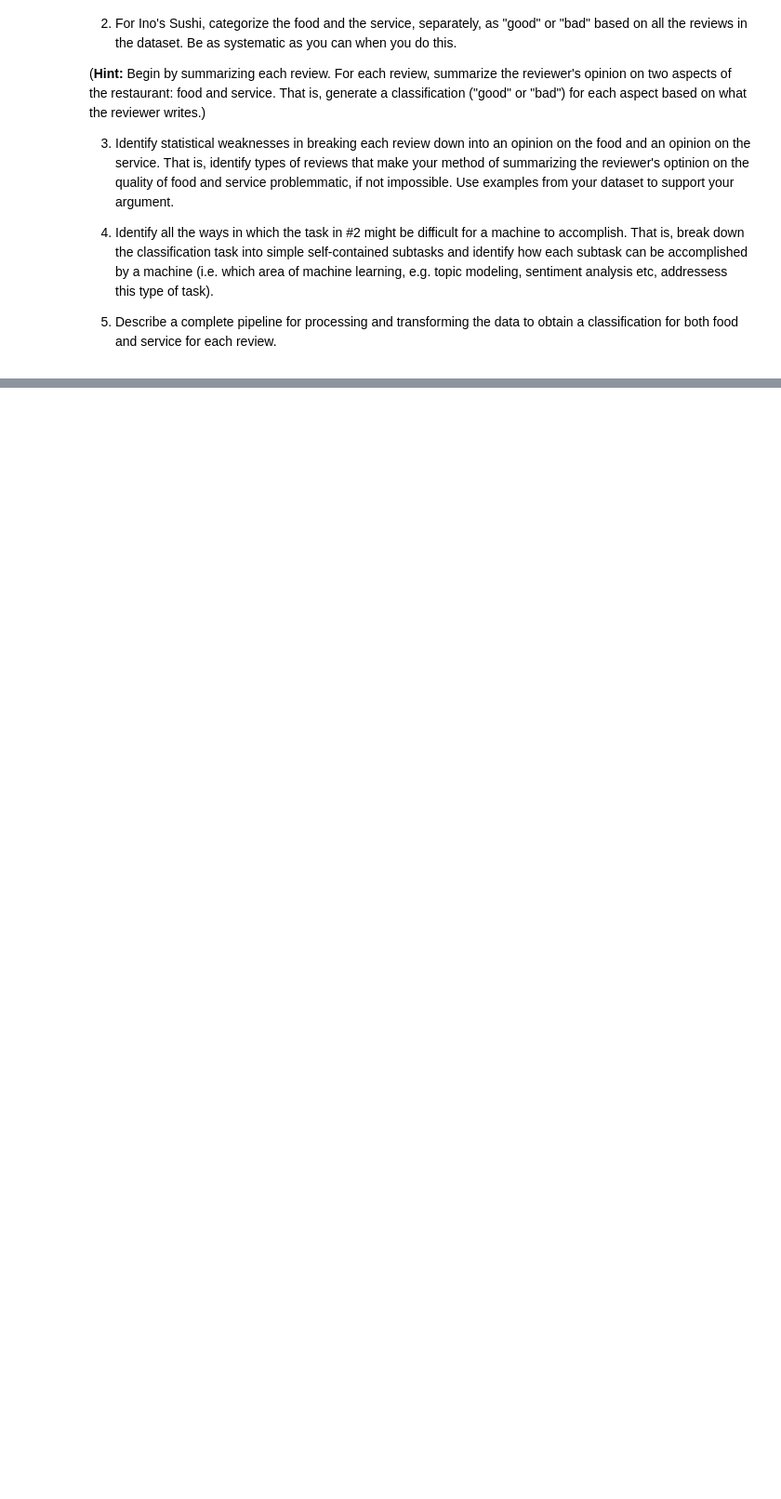
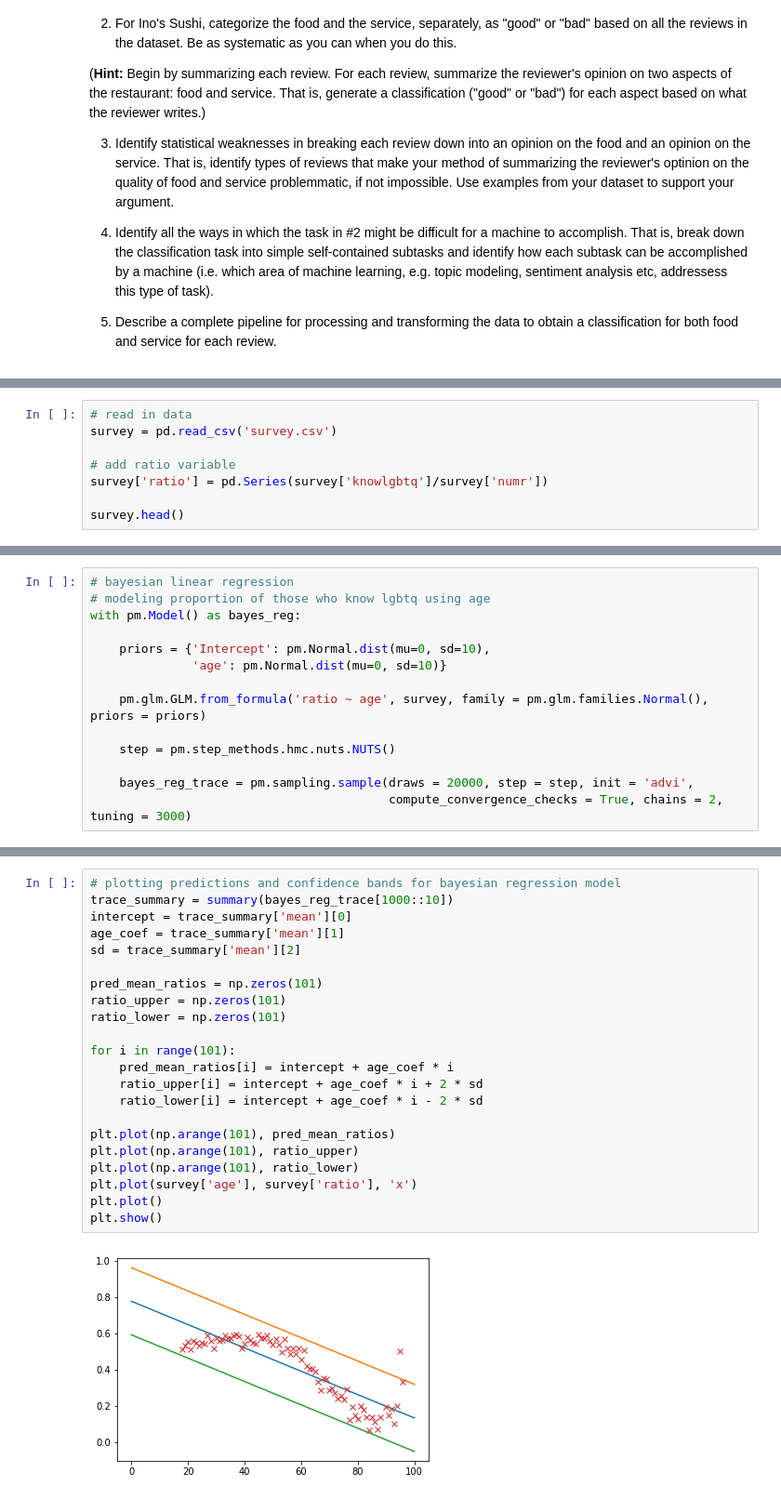
Before and after one commit to chase130101/2018spring, a Jupyter notebook: homework/HW8/Hase_Christopher_AM207_HW8.ipynb, the cells around one changed output, grey strips where cells are left out. Shown at 93% size. Saved outputs shown, nothing was run; the diff lists cells and outputs as text; blank space fills up the shorter version.

```diff
--- a/homework/HW8/Hase_Christopher_AM207_HW8.ipynb
+++ b/homework/HW8/Hase_Christopher_AM207_HW8.ipynb
@@ -60,3 +65,11 @@ $$p(y_a | \theta_a, n_a) = Binom( y_a, n_a, \theta_a)$$
 where $y_a$ (i.e. `knowlgbtq`) is the observed number of respondents who know someone lgbtq  at age $a$, $n_a$ (i.e. `numr`) is the number of trials and $\theta_a$ is the rate parameter for having an lgbtq acquaintance at age $a$.
 
 Using the Gaussian approximation  (http://en.wikipedia.org/wiki/Binomial_distribution#Normal_approximation) to approximate the Binomial since `numr` is large, you can simply use a GP posterior with the error for each measurement to be given using this approximation.
+# %%
+# read in data
+survey = pd.read_csv('survey.csv')
+
+# add ratio variable
+survey['ratio'] = pd.Series(survey['knowlgbtq']/survey['numr'])
+
+survey.head()
@@ -62,0 +85,14 @@ Using the Gaussian approximation  (http://en.wikipedia.org/wiki/Binomial_distrib
+# %%
+# bayesian linear regression
+# modeling proportion of those who know lgbtq using age
+with pm.Model() as bayes_reg:
+
+    priors = {'Intercept': pm.Normal.dist(mu=0, sd=10),
+              'age': pm.Normal.dist(mu=0, sd=10)}
+
+    pm.glm.GLM.from_formula('ratio ~ age', survey, family = pm.glm.families.Normal(), priors = priors)
+
+    step = pm.step_methods.hmc.nuts.NUTS()
+
+    bayes_reg_trace = pm.sampling.sample(draws = 20000, step = step, init = 'advi',
+                                         compute_convergence_checks = True, chains = 2, tuning = 3000)
@@ -62,0 +106,24 @@ Using the Gaussian approximation  (http://en.wikipedia.org/wiki/Binomial_distrib
+# %%
+# plotting predictions and confidence bands for bayesian regression model
+trace_summary = summary(bayes_reg_trace[1000::10])
+intercept = trace_summary['mean'][0]
+age_coef = trace_summary['mean'][1]
+sd = trace_summary['mean'][2]
+
+pred_mean_ratios = np.zeros(101)
+ratio_upper = np.zeros(101)
+ratio_lower = np.zeros(101)
+
+for i in range(101):
+    pred_mean_ratios[i] = intercept + age_coef * i
+    ratio_upper[i] = intercept + age_coef * i + 2 * sd
+    ratio_lower[i] = intercept + age_coef * i - 2 * sd
+
+plt.plot(np.arange(101), pred_mean_ratios)
+plt.plot(np.arange(101), ratio_upper)
+plt.plot(np.arange(101), ratio_lower)
+plt.plot(survey['age'], survey['ratio'], 'x')
+plt.plot()
+plt.show()
+# %% [output]
+[figure, added]
```
Also changed, not shown: parts of 21 cells of this notebook.
